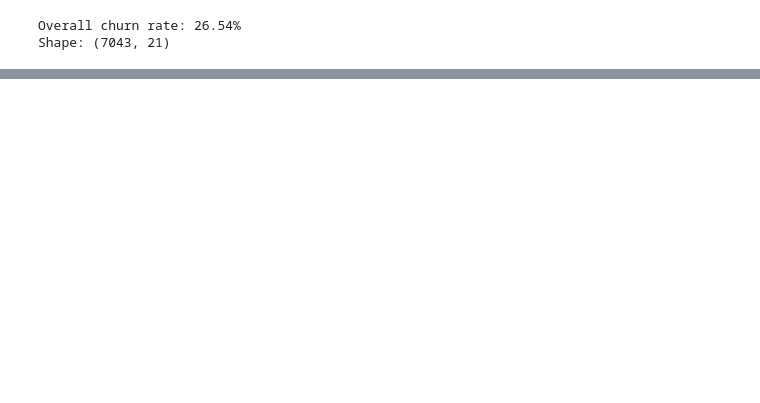
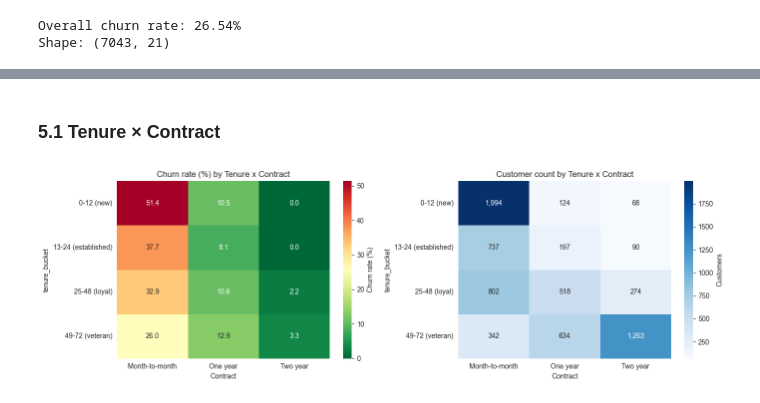
Before and after one commit to jahanvik01/Telco-Customer-Churn, a Jupyter notebook: notebooks/churn_analysis.ipynb, the cells around one changed output, grey strips where cells are left out. Saved outputs shown, nothing was run; the diff lists cells and outputs as text; code cells hidden in the pictures; blank space fills up the shorter version.

```diff
--- a/notebooks/churn_analysis.ipynb
+++ b/notebooks/churn_analysis.ipynb
@@ -666,0 +581,28 @@ Ranked by combined **size of effect × size of segment**:
+# %% [markdown]
+### 5.1 Tenure × Contract
+# %%
+tenure_order = ['0-12 (new)', '13-24 (established)', '25-48 (loyal)', '49-72 (veteran)']
+contract_order = ['Month-to-month', 'One year', 'Two year']
+
+rate_pivot = df_clean.pivot_table(
+    index='tenure_bucket', columns='Contract',
+    values='Churn', aggfunc='mean', observed=True
+).reindex(index=tenure_order, columns=contract_order) * 100
+
+count_pivot = df_clean.pivot_table(
+    index='tenure_bucket', columns='Contract',
+    values='customerID', aggfunc='count', observed=True
+).reindex(index=tenure_order, columns=contract_order)
+
+fig, axes = plt.subplots(1, 2, figsize=(14, 4.5))
+sns.heatmap(rate_pivot, annot=True, fmt='.1f', cmap='RdYlGn_r',
+            cbar_kws={'label': 'Churn rate (%)'}, ax=axes[0])
+axes[0].set_title('Churn rate (%) by Tenure x Contract')
+sns.heatmap(count_pivot, annot=True, fmt=',d', cmap='Blues',
+            cbar_kws={'label': 'Customers'}, ax=axes[1])
+axes[1].set_title('Customer count by Tenure x Contract')
+plt.tight_layout()
+plt.savefig('../reports/figures/10_heatmap_tenure_contract.png', dpi=150, bbox_inches='tight')
+plt.show()
+# %% [output]
+[figure, added]
```
Also changed, not shown: parts of 73 cells of this notebook, 5 other files.
